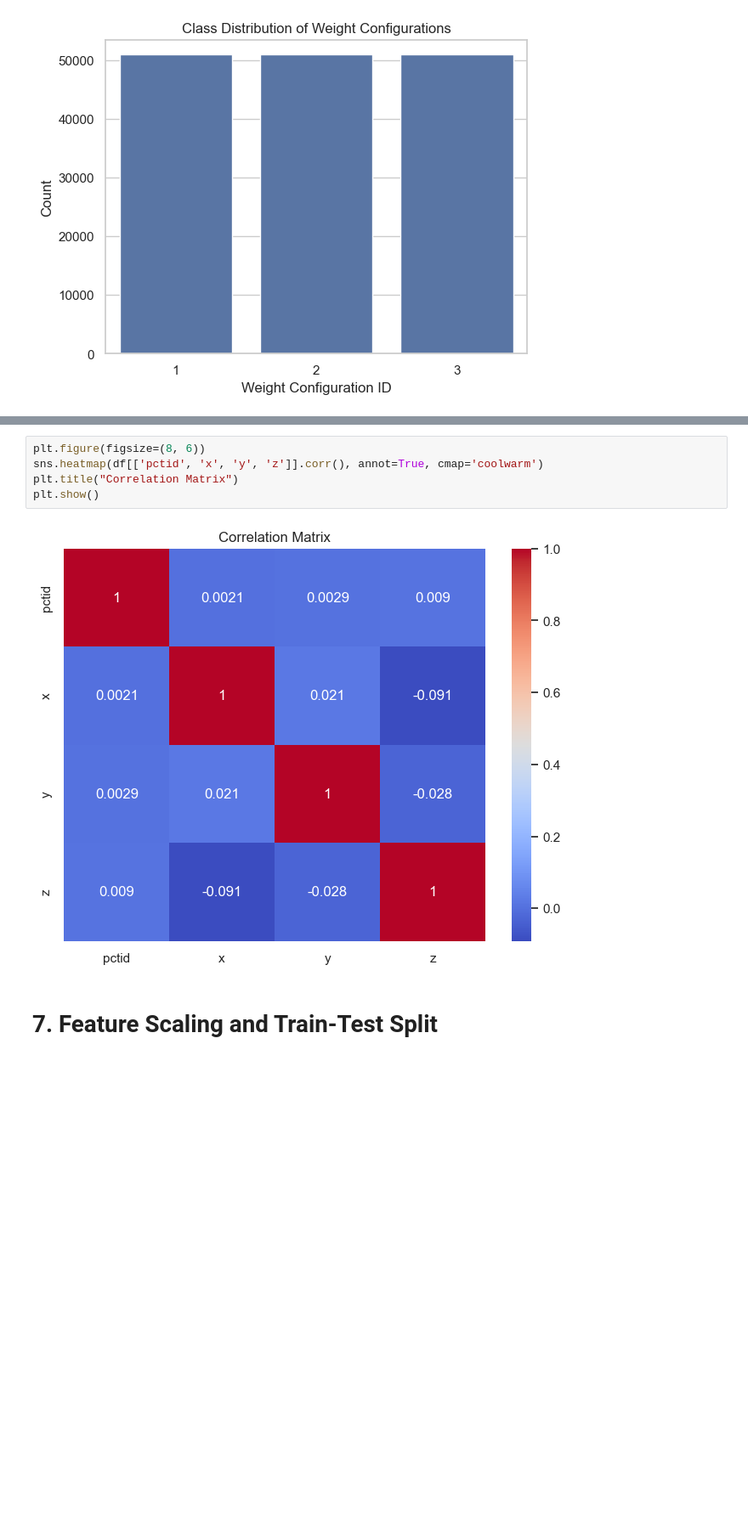
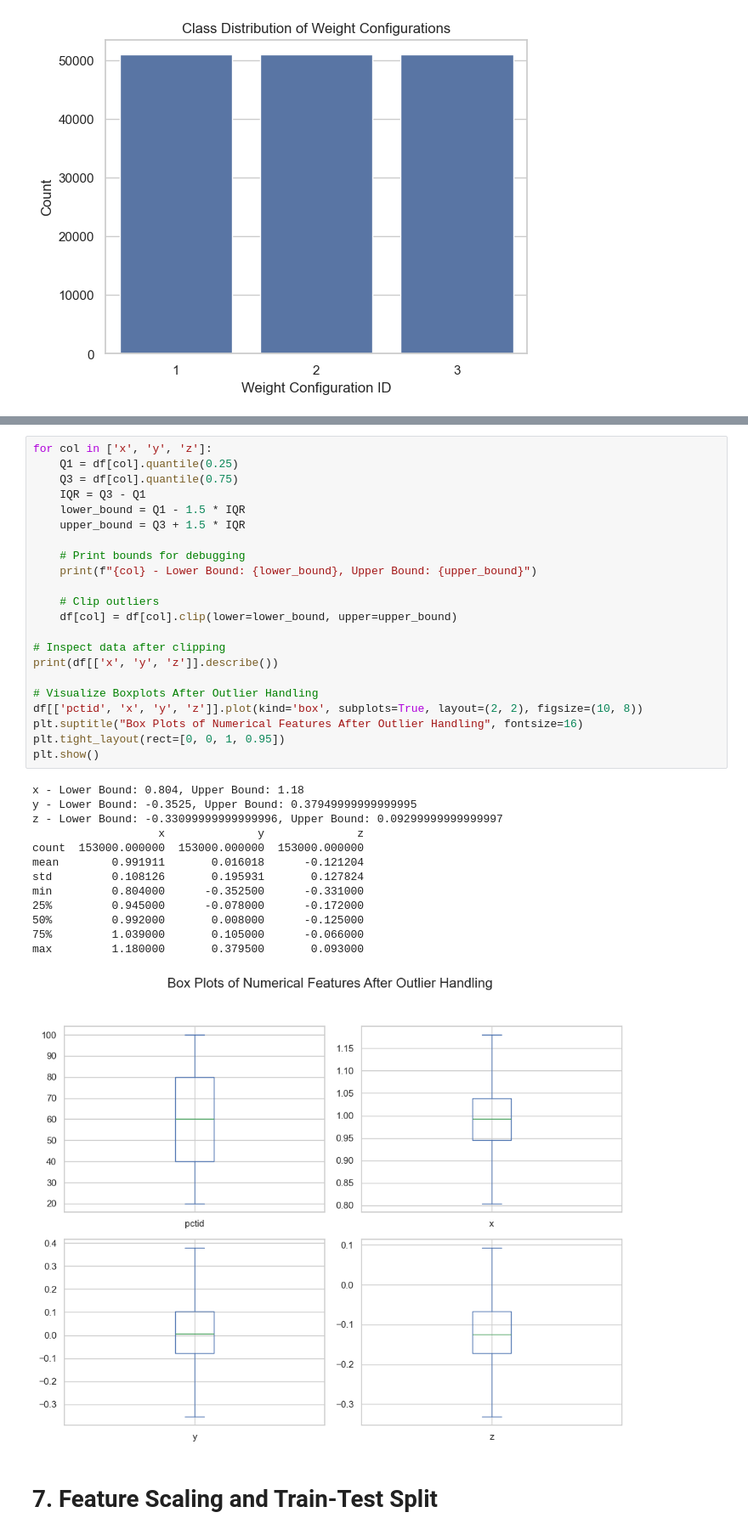
Before and after one commit to nimaabaeian/ml-project-robotic-fan-fault-detection, a Jupyter notebook: ml-project-robotic-fan-fault-detection.ipynb, the cells around one changed output, grey strips where cells are left out. Shown: that part at 85% size. Cells and saved outputs as stored; diff of their text form; blank space fills up the shorter version.

```diff
--- a/ml-project-robotic-fan-fault-detection.ipynb
+++ b/ml-project-robotic-fan-fault-detection.ipynb
@@ -74,10 +75,39 @@ plt.show()
 # %%
-plt.figure(figsize=(8, 6))
-sns.heatmap(df[['pctid', 'x', 'y', 'z']].corr(), annot=True, cmap='coolwarm')
-plt.title("Correlation Matrix")
+for col in ['x', 'y', 'z']:
+    Q1 = df[col].quantile(0.25)
+    Q3 = df[col].quantile(0.75)
+    IQR = Q3 - Q1
+    lower_bound = Q1 - 1.5 * IQR
+    upper_bound = Q3 + 1.5 * IQR
+
+    # Print bounds for debugging
+    print(f"{col} - Lower Bound: {lower_bound}, Upper Bound: {upper_bound}")
+
+    # Clip outliers
+    df[col] = df[col].clip(lower=lower_bound, upper=upper_bound)
+
+# Inspect data after clipping
+print(df[['x', 'y', 'z']].describe())
+
+# Visualize Boxplots After Outlier Handling
+df[['pctid', 'x', 'y', 'z']].plot(kind='box', subplots=True, layout=(2, 2), figsize=(10, 8))
+plt.suptitle("Box Plots of Numerical Features After Outlier Handling", fontsize=16)
+plt.tight_layout(rect=[0, 0, 1, 0.95])
 plt.show()
 # %% [output]
+x - Lower Bound: 0.804, Upper Bound: 1.18
+y - Lower Bound: -0.3525, Upper Bound: 0.37949999999999995
+z - Lower Bound: -0.33099999999999996, Upper Bound: 0.09299999999999997
+                   x              y              z
+count  153000.000000  153000.000000  153000.000000
+mean        0.991911       0.016018      -0.121204
+std         0.108126       0.195931       0.127824
+min         0.804000      -0.352500      -0.331000
+25%         0.945000      -0.078000      -0.172000
+50%         0.992000       0.008000      -0.125000
+75%         1.039000       0.105000      -0.066000
+max         1.180000       0.379500       0.093000
-[figure, old version]
+[figure, new version]
 # %% [markdown]
 # **7. Feature Scaling and Train-Test Split**
 # %%
```
Also changed, not shown: parts of 22 cells of this notebook.
